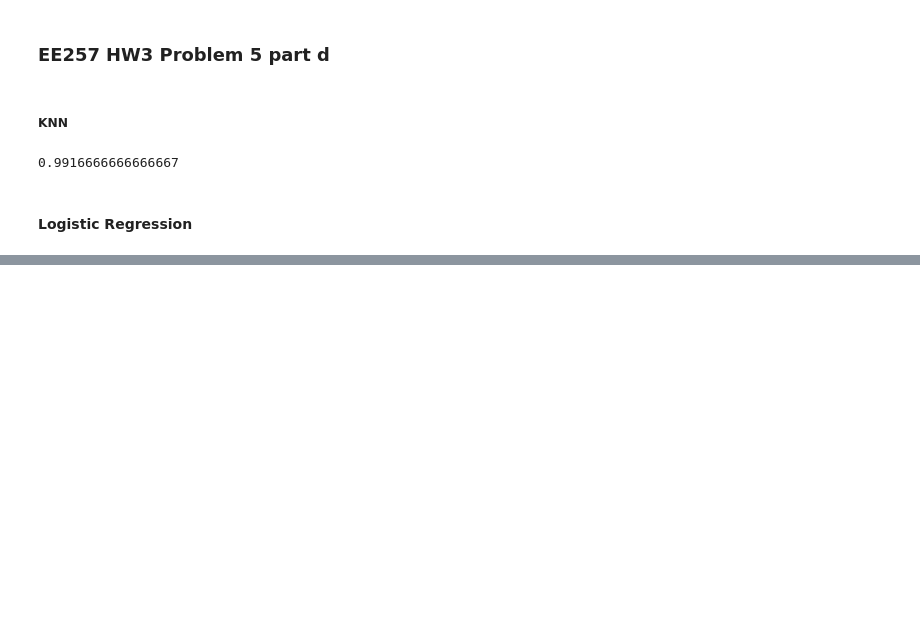
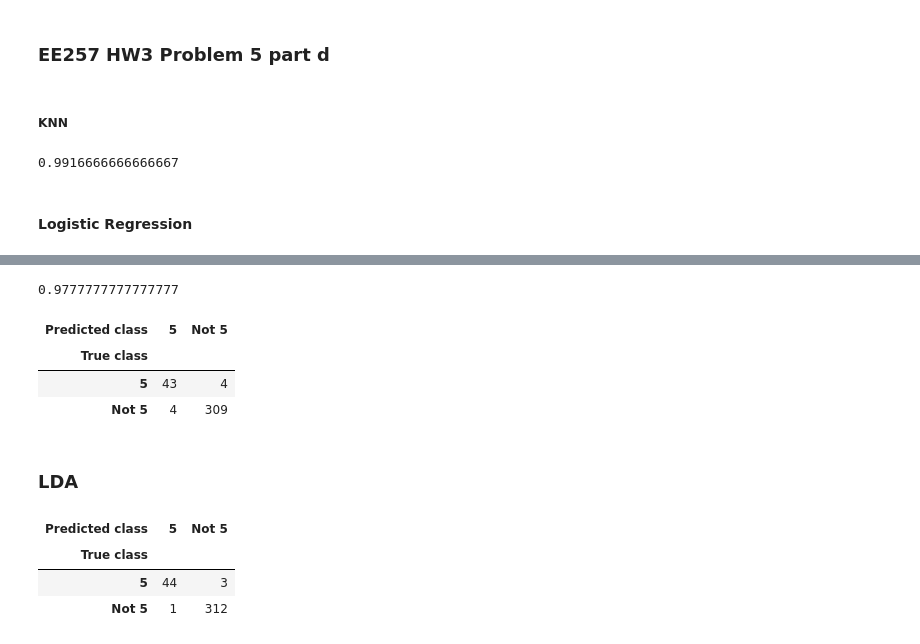
Before and after one commit to tran-nick/ee257, a Jupyter notebook: EE257 HW3.ipynb, the cells around one changed output, grey strips where cells are left out. Cells and saved outputs as stored; diff of their text form; code cells hidden in the pictures; blank space fills up the shorter version.

```diff
--- a/EE257 HW3.ipynb
+++ b/EE257 HW3.ipynb
@@ -102,0 +126,21 @@ clf = skl_lm.LogisticRegression(solver='newton-cg')
+# %%
+# Return mean accuracy on given test data and labels
+clf.score(five_test.values , five_ytest)
+# %% [output]
+0.9777777777777777
+# %%
+y_pred = clf.predict(five_test)
+confusion_matrix(five_ytest , y_pred)
+
+df_ = pd.DataFrame({'True class': five_ytest,
+                    'Predicted class': y_pred})
+df_.replace(to_replace={0:'Not 5', 1:'5'}, inplace=True)
+
+df_.groupby(['Predicted class','True class']).size().unstack('Predicted class')
+# %% [output]
+| Predicted class | 5 | Not 5 |
+| True class |  |  |
+| 5 | 43 | 4 |
+| Not 5 | 4 | 309 |
+# %% [markdown]
+### LDA
@@ -102,0 +153,15 @@ clf = skl_lm.LogisticRegression(solver='newton-cg')
+# %%
+lda = LinearDiscriminantAnalysis(solver='svd')
+y_pred = lda.fit(five_train, five_ytrain).predict(five_test)
+confusion_matrix(five_ytest, y_pred)
+
+df_ = pd.DataFrame({'True class': five_ytest,
+                    'Predicted class': y_pred})
+df_.replace(to_replace={0:'Not 5', 1:'5'}, inplace=True)
+
+df_.groupby(['Predicted class','True class']).size().unstack('Predicted class')
+# %% [output]
+| Predicted class | 5 | Not 5 |
+| True class |  |  |
+| 5 | 44 | 3 |
+| Not 5 | 1 | 312 |
```
Also changed, not shown: parts of 27 cells of this notebook.
